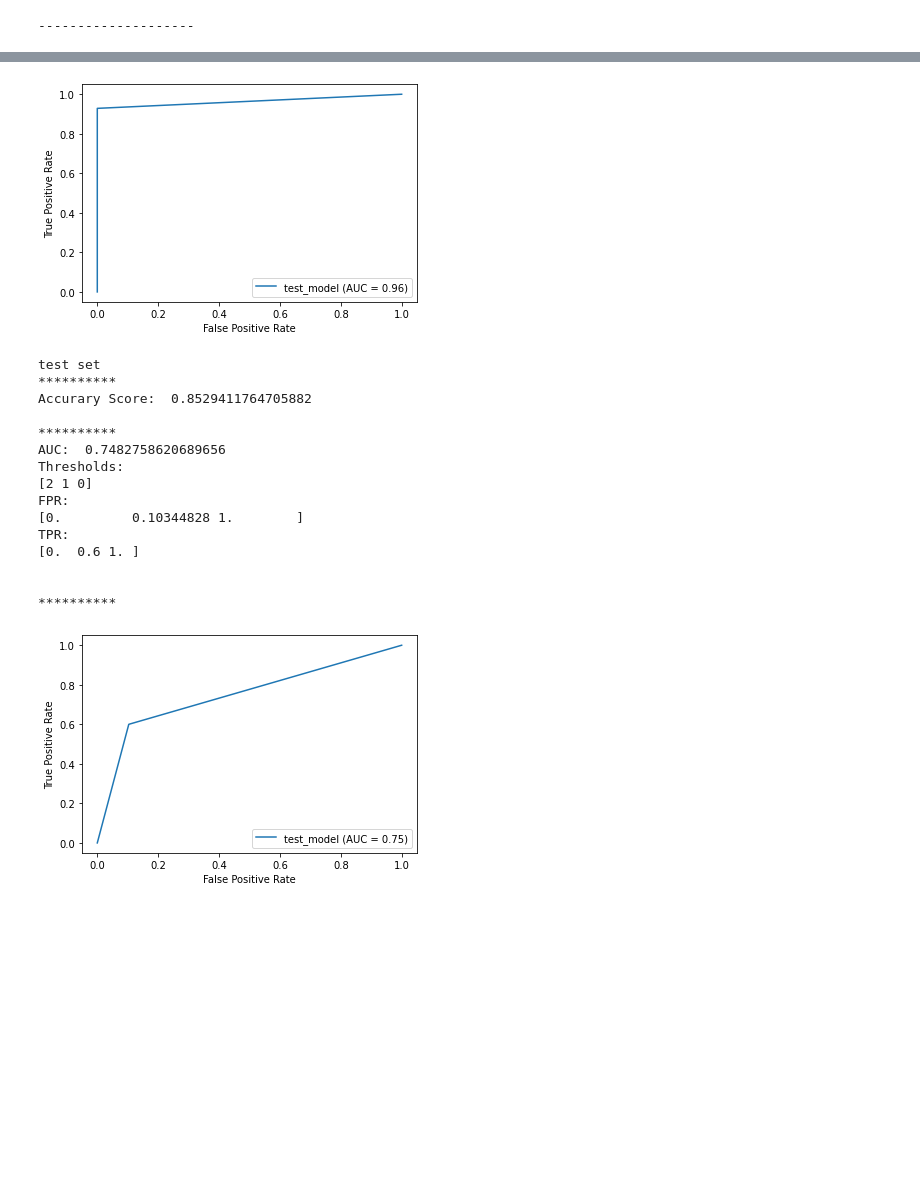
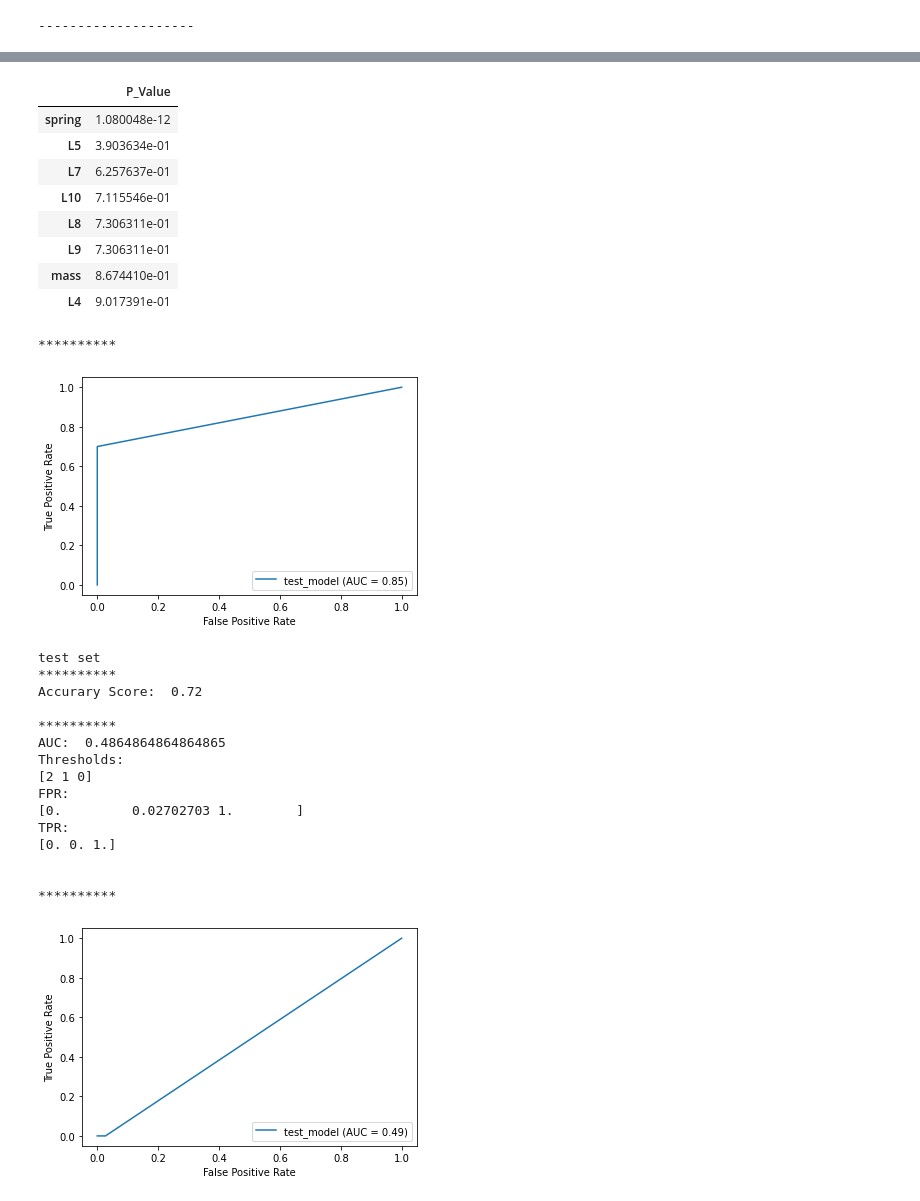
Before and after one commit to HJ-Kurt-Su/model, a Jupyter notebook: machine_learning_classification_train_Y221103.ipynb, the cells around one changed output, grey strips where cells are left out. Drawn from its saved outputs; the diff is of its cells as text; code cells hidden in the pictures; blank space fills up the shorter version.

```diff
--- a/machine_learning_classification_train_Y221103.ipynb
+++ b/machine_learning_classification_train_Y221103.ipynb
@@ -194,7 +194,7 @@ Dropdown(options=('mass', 'spring', 'L8', 'L7', 'L4', 'L5', 'L9', 'L10', 'Result
 test_set = "Spilit By Original" #@param ["Load By File", "Spilit By Original"]
 
 #@markdown ####**Train Set Ratio Name:** workable while "test_set" = "Spilit By Original"
-slice_ratio = 0.8 #@param {type:"slider", min:0, max:1, step:0.1}
+slice_ratio = 0.7 #@param {type:"slider", min:0, max:1, step:0.1}
 
 #@markdown ####**Test Set File Name:** workable while "test_set" = "Load By File"
 test_data_name = "Regression of type1 retention_clf.csv" #@param{type: 'string'}
@@ -463,9 +553,14 @@ XGBClassifier(colsample_bylevel=1.0, colsample_bytree=1.0, learning_rate=0.2,
 #@markdown ####**Model Socre**
 model_naming = "test_model" #@param{type: 'string'}
 
+
+from sklearn.feature_selection import f_classif
+
 if tune_model == True:
-  clf_model = XGBClassifier(**rs.best_params_)
+  # clf_model = XGBClassifier(**rs.best_params_)
+  clf_model = rs.best_estimator_
   clf_model.fit(df_x_train_sc, y_train_sc)
+
 
 
 if exit_test_set == True:
@@ -476,6 +571,7 @@ else:
 
 for j in data_list:
   if j == "train set":
+
     x_input = df_x_train_sc.copy()
     y = y_train_sc.copy()
   else:
@@ -488,16 +584,16 @@ for j in data_list:
     # x_input = df_x_test_sc.copy()
     # y = y_test
 
-  predition = clf_model.predict(x_input)
+  prediction = clf_model.predict(x_input)
 
-  accu_score = accuracy_score(predition, y)
+  accu_score = accuracy_score(prediction, y)
   print("     ")
   print(j)
   print("**********")
   print("Accurary Score: ", accu_score)
 
-  auc_score = roc_auc_score(y, predition)
-  fpr, tpr, thresholds = metrics.roc_curve(y, predition, pos_label=1)
+  auc_score = roc_auc_score(y, prediction)
+  fpr, tpr, thresholds = metrics.roc_curve(y, prediction, pos_label=1)
   print("     ")
   print("**********")
   print("AUC: ", auc_score)
@@ -512,16 +608,20 @@ for j in data_list:
 # print(result.summary())
 # RocCurveDisplay.from_estimator()
   if j == "train set":
-
+    df_summary = pd.DataFrame()
     factor_importance_model = ['DecisionTreeClassifier', 'RandomForestClassifier', 'XGBClassifier']
     if model_selection in factor_importance_model:
     # if model_selection == 'DecisionTreeClassifier' or model_selection == 'RandomForestClassifier' or model_selection == 'XGBClassifier':
       factor_importance = pd.Series(clf_model.feature_importances_, index=x_variable).sort_values(ascending=False)
       print("     ")
       print("**********")
-      print(factor_importance)
-      print("     ")
+      # print(factor_importance)
+      # print("     ")
+      df_summary["Importance"] = factor_importance
 
+    p_values = pd.Series(f_classif(x_input, y)[1], index=x_variable)
+    df_summary["P_Value"] = p_values
+    display(df_summary.sort_values(by='P_Value', ascending=True))
 
   roc_auc = metrics.auc(fpr, tpr)
   display_auc = metrics.RocCurveDisplay(fpr=fpr, tpr=tpr, roc_auc=roc_auc, estimator_name=model_naming)
@@ -555,20 +650,30 @@ dtype: float32
+|  | P_Value |
+| spring | 1.080048e-12 |
+| L5 | 3.903634e-01 |
+| L7 | 6.257637e-01 |
+| L10 | 7.115546e-01 |
+| L8 | 7.306311e-01 |
+| L9 | 7.306311e-01 |
+| mass | 8.674410e-01 |
+| L4 | 9.017391e-01 |
+**********
-[figure, old version]
+[figure, new version]
-test set
-**********
-Accurary Score:  0.8529411764705882
-
-**********
-AUC:  0.7482758620689656
-Thresholds:
-[2 1 0]
-FPR:
-[0.         0.10344828 1.        ]
-TPR:
-[0.  0.6 1. ]
-
-
-**********
+test set
+**********
+Accurary Score:  0.72
+
+**********
+AUC:  0.4864864864864865
+Thresholds:
+[2 1 0]
+FPR:
+[0.         0.02702703 1.        ]
+TPR:
+[0. 0. 1.]
+
+
+**********
-[figure, old version]
+[figure, new version]
 # %%
 import joblib
 from google.colab import files
```
Also changed, not shown: parts of 8 cells of this notebook.
